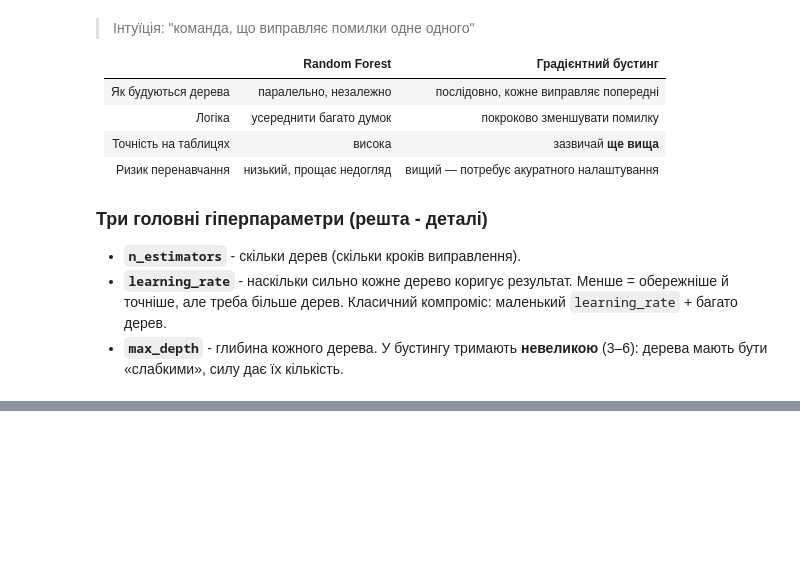
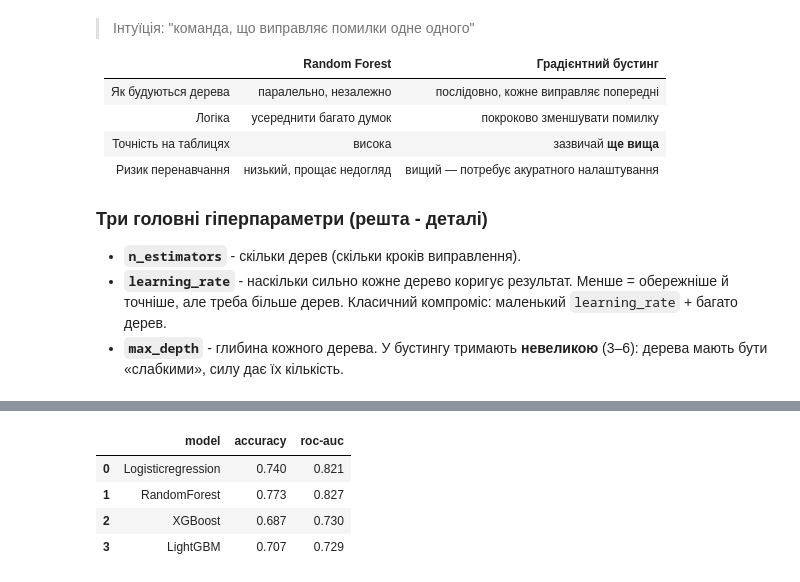
Before and after one commit to NadiiaIvashchuk/DTA_2026, a Jupyter notebook: ML/XGBoost_LightGBM.ipynb, the cells around one changed output, grey strips where cells are left out. Cells and saved outputs as stored; diff of their text form; code cells hidden in the pictures; blank space fills up the shorter version.

```diff
--- a/ML/XGBoost_LightGBM.ipynb
+++ b/ML/XGBoost_LightGBM.ipynb
@@ -107,0 +131,28 @@ CV accuracy: [0.767 0.747 0.683 0.74  0.747] | середнє: 0.737 ± 0.028
+# %%
+models = {
+  'Logisticregression': pipe,
+  'RandomForest': RandomForestClassifier(n_estimators=300, max_depth=6, random_state=RANDOM_STATE),
+  'XGBoost': XGBClassifier(n_estimators=300, learning_rate=0.5, max_depth=4, random_state=RANDOM_STATE, eval_metric='logloss'),
+  'LightGBM': LGBMClassifier(n_estimators=300, learning_rate=0.5, max_depth=4, random_state=RANDOM_STATE, verbose=-1)
+}
+
+rows = []
+for name, mdl in models.items():
+  if name == 'Logisticregression':
+    p = mdl.predict_proba(X_test)[:,1]
+  else:
+    mdl.fit(X_tr, y_train)
+    p = mdl.predict_proba(X_te)[:,1]
+  rows.append({
+      'model': name,
+      'accuracy': round(accuracy_score(y_test, (p >=0.5).astype(int)), 3),
+      'roc-auc': round(roc_auc_score(y_test, p), 3)
+})
+
+pd.DataFrame(rows)
+# %% [output]
+|  | model | accuracy | roc-auc |
+| 0 | Logisticregression | 0.740 | 0.821 |
+| 1 | RandomForest | 0.773 | 0.827 |
+| 2 | XGBoost | 0.687 | 0.730 |
+| 3 | LightGBM | 0.707 | 0.729 |
```
Also changed, not shown: parts of 2 cells of this notebook.
